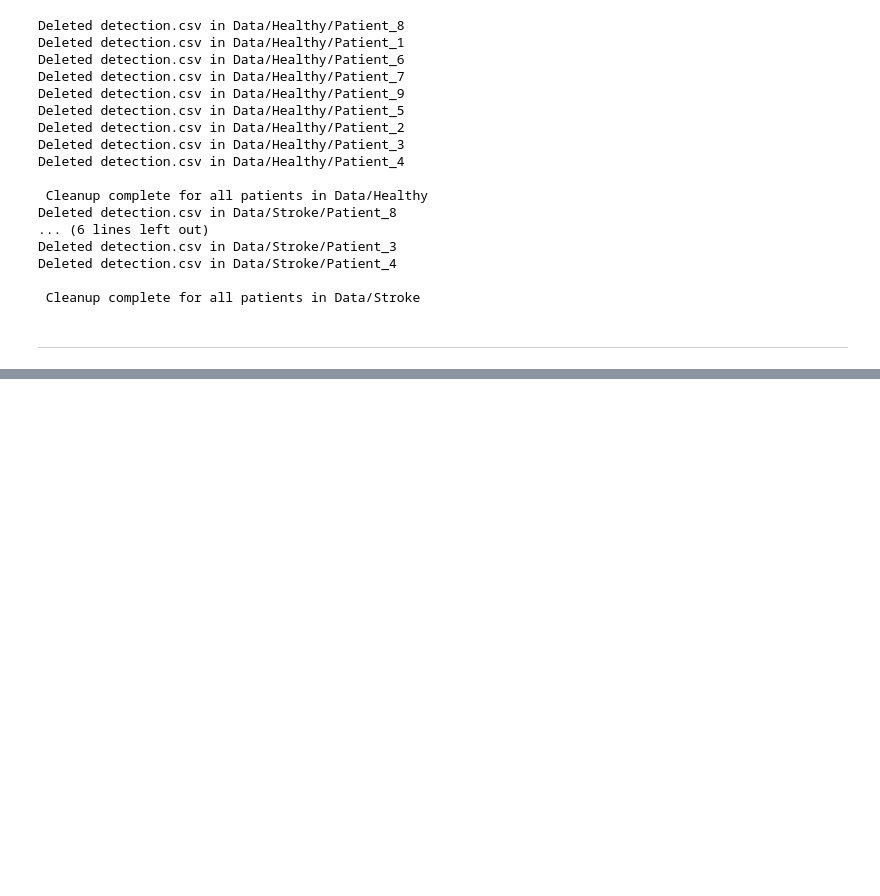
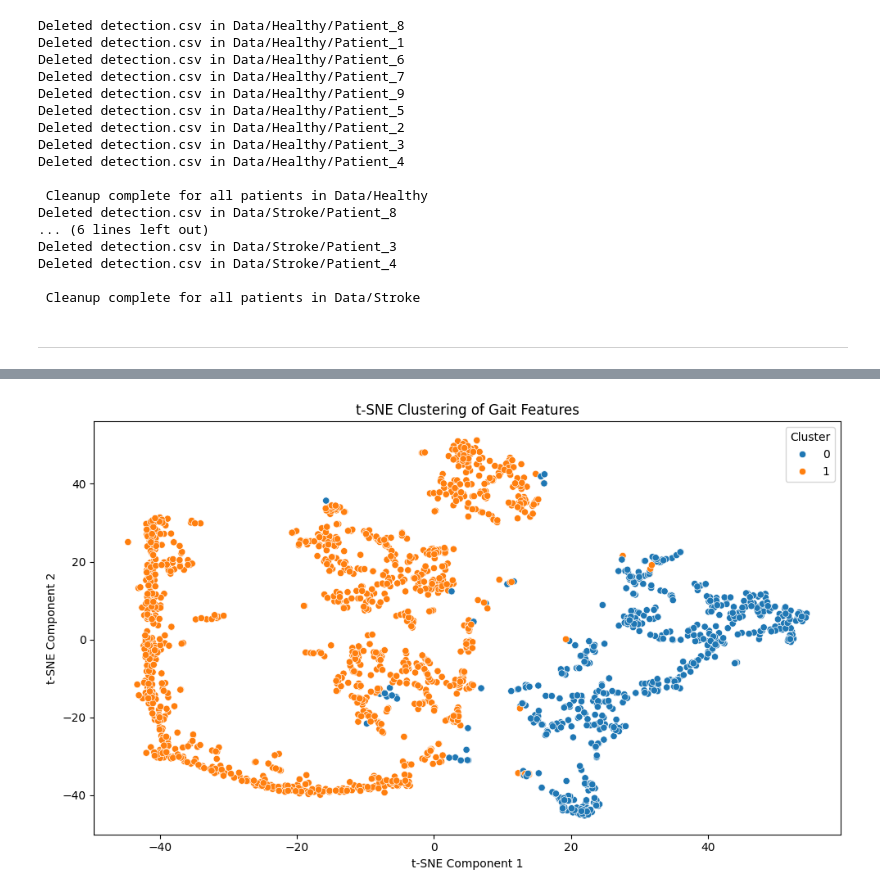
Before and after one commit to StamatisOrfanos/GaitRehab, a Jupyter notebook: gait_detection.ipynb, the cells around one changed output, grey strips where cells are left out. Cells and saved outputs as stored; diff of their text form; code cells hidden in the pictures; blank space fills up the shorter version.

```diff
--- a/gait_detection.ipynb
+++ b/gait_detection.ipynb
@@ -152,0 +215,39 @@ Deleted detection.csv in Data/Stroke/Patient_4
+# %%
+# Filter valid gait windows
+valid_df = data[data['valid_gait_window'] == 1].copy()
+
+# Select features for clustering
+features_for_clustering = ['left_motion_score', 'right_motion_score',
+                           'left_stance_time', 'left_swing_time',
+                           'right_stance_time', 'right_swing_time',
+                           'asymmetry_index', 'symmetry_ratio']
+
+X = valid_df[features_for_clustering].dropna()
+
+# Normalize features
+scaler = StandardScaler()
+X_scaled = scaler.fit_transform(X)
+
+# KMeans Clustering
+kmeans = KMeans(n_clusters=2, random_state=42)
+clusters = kmeans.fit_predict(X_scaled)
+valid_df['cluster'] = -1
+valid_df.loc[X.index, 'cluster'] = clusters
+
+# t-SNE Visualization
+tsne = TSNE(n_components=2, perplexity=30, learning_rate=200, n_iter=1000, random_state=42)
+tsne_result = tsne.fit_transform(X_scaled)
+valid_df.loc[X.index, 'tsne_1'] = tsne_result[:, 0]
+valid_df.loc[X.index, 'tsne_2'] = tsne_result[:, 1]
+
+# Plot t-SNE clusters
+plt.figure(figsize=(10, 6))
+sns.scatterplot(data=valid_df, x='tsne_1', y='tsne_2', hue='cluster', palette='tab10')
+plt.title('t-SNE Clustering of Gait Features')
+plt.xlabel('t-SNE Component 1')
+plt.ylabel('t-SNE Component 2')
+plt.legend(title='Cluster')
+plt.tight_layout()
+plt.show()
+# %% [output]
+[figure, added]
```
Also changed, not shown: parts of 5 cells of this notebook.
